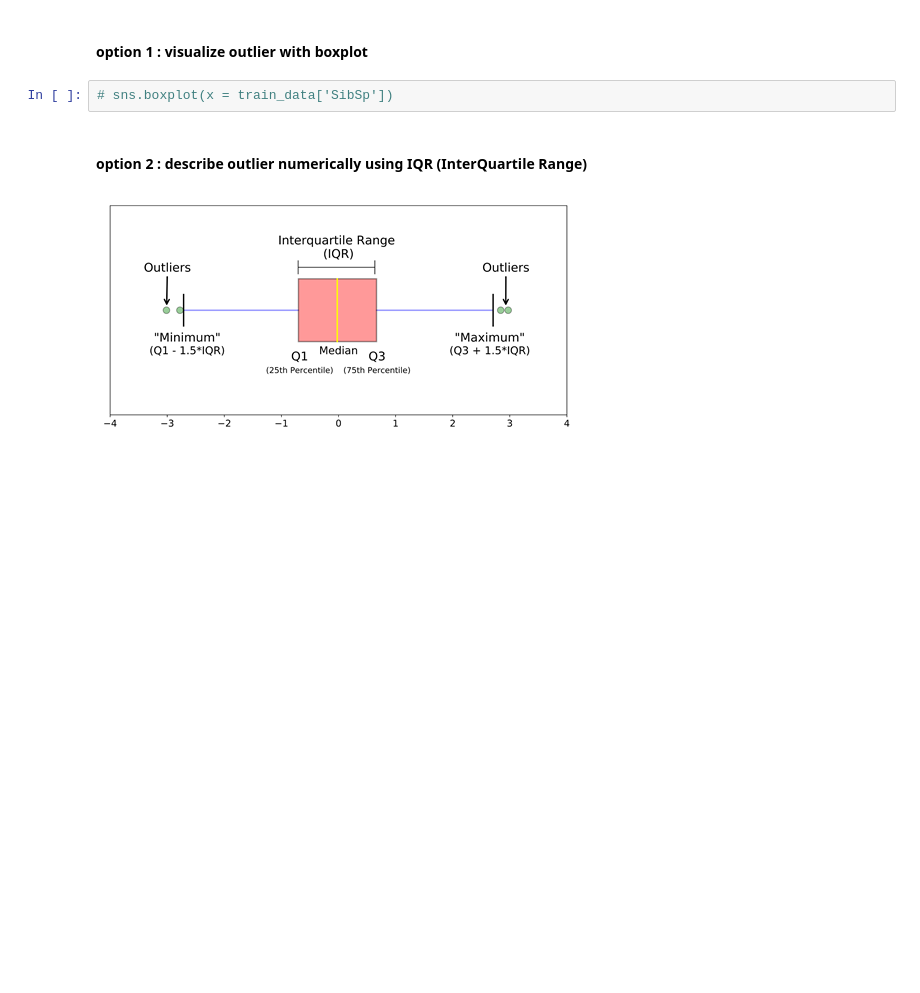
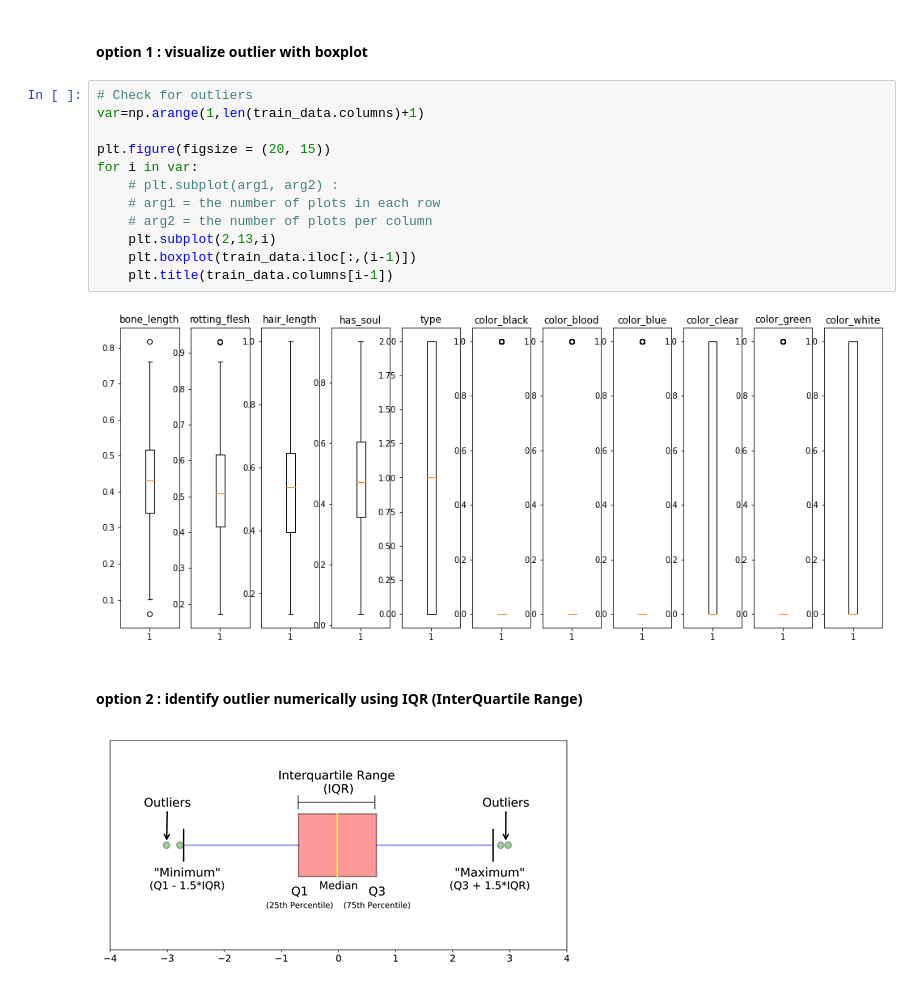
Before and after one commit to alvinwatner/ml-template, a Jupyter notebook: tasks/multiclass_classification/ML_Template_MC_GhoulsGoblinsAndGhostsBoo.ipynb, the cells around one changed output. Saved outputs shown, nothing was run; the diff lists cells and outputs as text; blank space fills up the shorter version.

```diff
--- a/tasks/multiclass_classification/ML_Template_MC_GhoulsGoblinsAndGhostsBoo.ipynb
+++ b/tasks/multiclass_classification/ML_Template_MC_GhoulsGoblinsAndGhostsBoo.ipynb
@@ -346,9 +426,21 @@ for validation data
 ### step 11.1 : identify outliers
 # %% [markdown]
 #### option 1 : visualize outlier with boxplot
-# %%
-# sns.boxplot(x = train_data['SibSp'])
+# %%
+# Check for outliers
+var=np.arange(1,len(train_data.columns)+1)
+
+plt.figure(figsize = (20, 15))
+for i in var:
+    # plt.subplot(arg1, arg2) :
+    # arg1 = the number of plots in each row
+    # arg2 = the number of plots per column
+    plt.subplot(2,13,i)
+    plt.boxplot(train_data.iloc[:,(i-1)])
+    plt.title(train_data.columns[i-1])
+# %% [output]
+[figure, added]
 # %% [markdown]
-#### option 2 : describe outlier numerically using IQR (InterQuartile Range)
+#### option 2 : identify outlier numerically using IQR (InterQuartile Range)
 # %% [markdown]
 ![outlier_with_iqr.png](embedded-picture-1)
```
Also changed, not shown: parts of 116 cells of this notebook.
